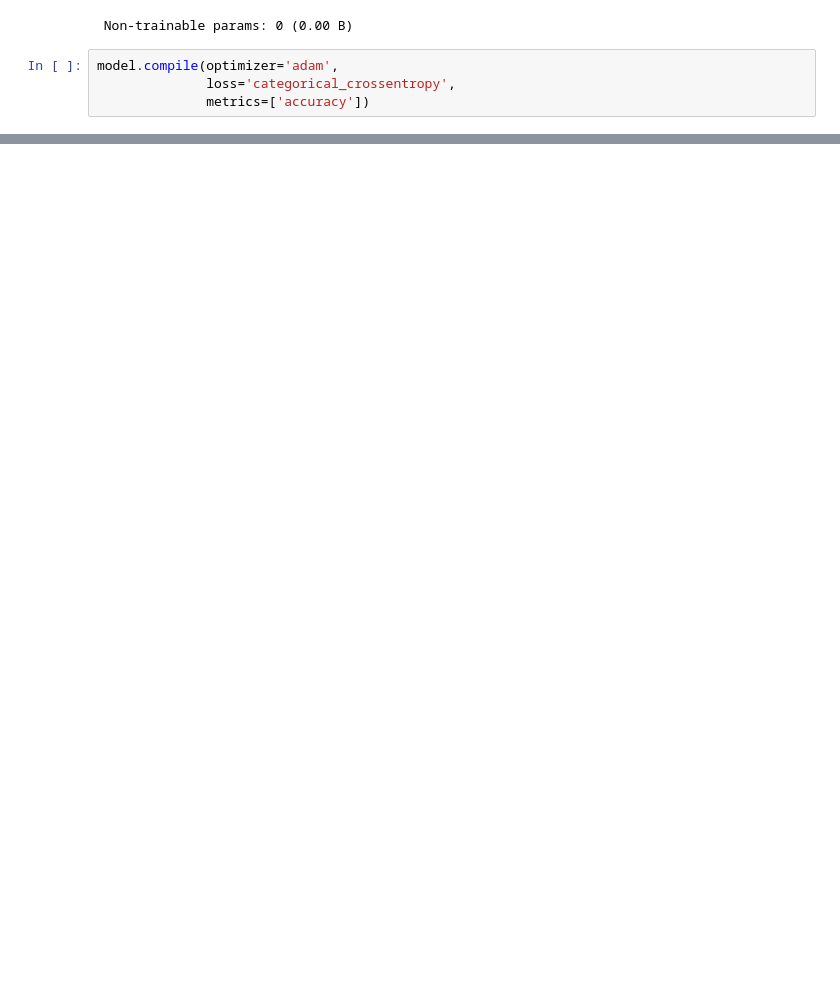
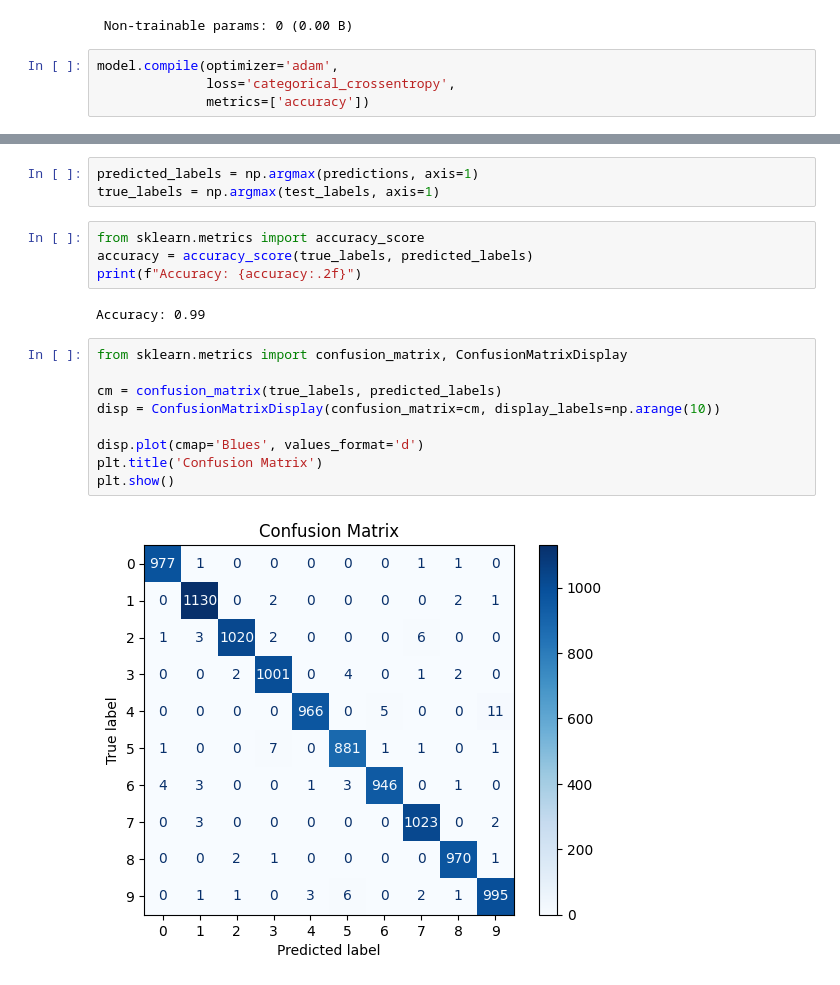
Before and after one commit to rayoo22/MNIST-ImageClassifier, a Jupyter notebook: cnn_dev.ipynb, the cells around one changed output, grey strips where cells are left out. Drawn from its saved outputs; the diff is of its cells as text; blank space fills up the shorter version.

```diff
--- a/cnn_dev.ipynb
+++ b/cnn_dev.ipynb
@@ -128,0 +129,20 @@ predictions = model.predict(test_images)  # Shape: (num_samples, num_classes)
+# %%
+predicted_labels = np.argmax(predictions, axis=1)
+true_labels = np.argmax(test_labels, axis=1)
+# %%
+from sklearn.metrics import accuracy_score
+accuracy = accuracy_score(true_labels, predicted_labels)
+print(f"Accuracy: {accuracy:.2f}")
+# %% [output]
+Accuracy: 0.99
+# %%
+from sklearn.metrics import confusion_matrix, ConfusionMatrixDisplay
+
+cm = confusion_matrix(true_labels, predicted_labels)
+disp = ConfusionMatrixDisplay(confusion_matrix=cm, display_labels=np.arange(10))
+
+disp.plot(cmap='Blues', values_format='d')
+plt.title('Confusion Matrix')
+plt.show()
+# %% [output]
+[figure, added]
```
Also changed, not shown: parts of 15 cells of this notebook.
